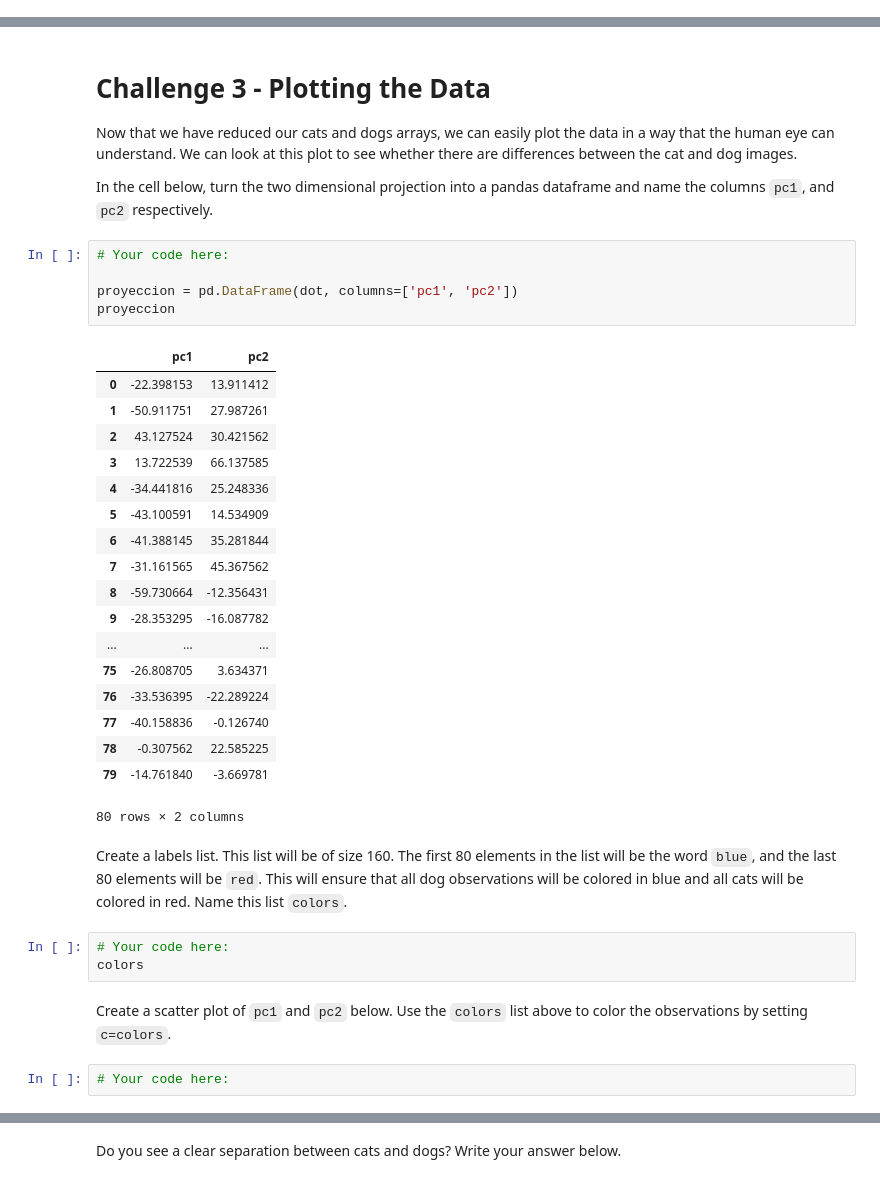
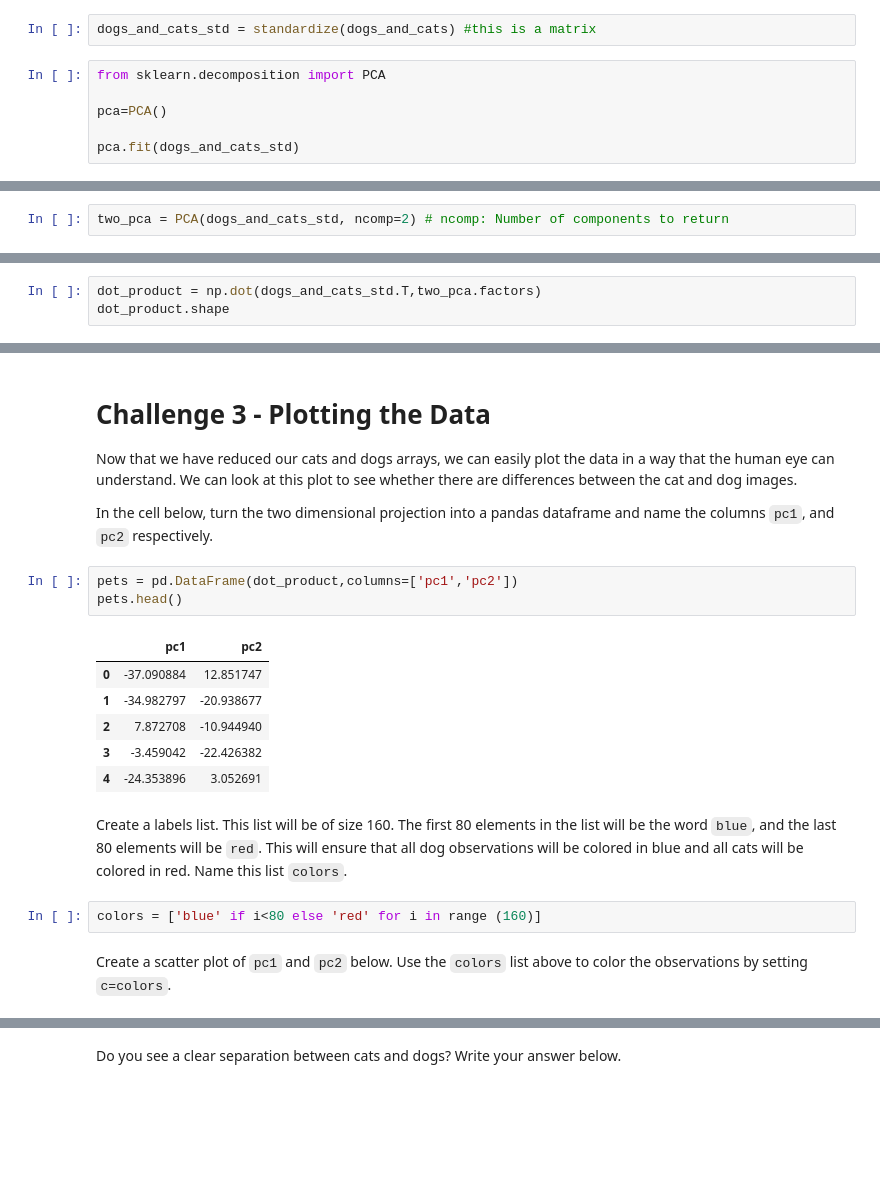
Before and after one commit to palean/lab-pca, a Jupyter notebook: your-code/main.ipynb, the cells around one changed output, grey strips where cells are left out. Saved outputs shown, nothing was run; the diff lists cells and outputs as text; blank space fills up the shorter version.

```diff
--- a/your-code/main.ipynb
+++ b/your-code/main.ipynb
@@ -92,0 +73,8 @@ a = np.apply_along_axis(standardize, 0, concatenate)
+# %%
+dogs_and_cats_std = standardize(dogs_and_cats) #this is a matrix
+# %%
+from sklearn.decomposition import PCA
+
+pca=PCA()
+
+pca.fit(dogs_and_cats_std)
@@ -102,2 +121,4 @@ from statsmodels.multivariate import pca
+# %%
+two_pca = PCA(dogs_and_cats_std, ncomp=2) # ncomp: Number of components to return
 # %% [markdown]
 Use `numpy` to find to transpose the standardized pet array. This will help us compute the projection.
@@ -132,0 +147,3 @@ array([[-2.23981529e+01,  1.39114117e+01],
+# %%
+dot_product = np.dot(dogs_and_cats_std.T,two_pca.factors)
+dot_product.shape
@@ -137,35 +156,18 @@ Now that we have reduced our cats and dogs arrays, we can easily plot the data i
 
 In the cell below, turn the two dimensional projection into a pandas dataframe and name the columns `pc1`, and `pc2` respectively.
 # %%
-# Your code here:
-
-proyeccion = pd.DataFrame(dot, columns=['pc1', 'pc2'])
-proyeccion
+pets = pd.DataFrame(dot_product,columns=['pc1','pc2'])
+pets.head()
 # %% [output]
 |  | pc1 | pc2 |
-| 0 | -22.398153 | 13.911412 |
-| 1 | -50.911751 | 27.987261 |
-| 2 | 43.127524 | 30.421562 |
-| 3 | 13.722539 | 66.137585 |
-| 4 | -34.441816 | 25.248336 |
-| 5 | -43.100591 | 14.534909 |
-| 6 | -41.388145 | 35.281844 |
-| 7 | -31.161565 | 45.367562 |
-| 8 | -59.730664 | -12.356431 |
-| 9 | -28.353295 | -16.087782 |
-| ... | ... | ... |
-| 75 | -26.808705 | 3.634371 |
-| 76 | -33.536395 | -22.289224 |
-| 77 | -40.158836 | -0.126740 |
-| 78 | -0.307562 | 22.585225 |
-| 79 | -14.761840 | -3.669781 |
+| 0 | -37.090884 | 12.851747 |
+| 1 | -34.982797 | -20.938677 |
+| 2 | 7.872708 | -10.944940 |
+| 3 | -3.459042 | -22.426382 |
+| 4 | -24.353896 | 3.052691 |
-80 rows × 2 columns
 # %% [markdown]
 Create a labels list. This list will be of size 160. The first 80 elements in the list will be the word `blue`, and the last 80 elements will be `red`. This will ensure that all dog observations will be colored in blue and all cats will be colored in red. Name this list `colors`.
-# %%
-# Your code here:
-colors
+# %%
+colors = ['blue' if i<80 else 'red' for i in range (160)]
 # %% [markdown]
 Create a scatter plot of `pc1` and `pc2` below. Use the `colors` list above to color the observations by setting `c=colors`.
-# %%
-# Your code here:
```
Also changed, not shown: parts of 25 cells of this notebook.
